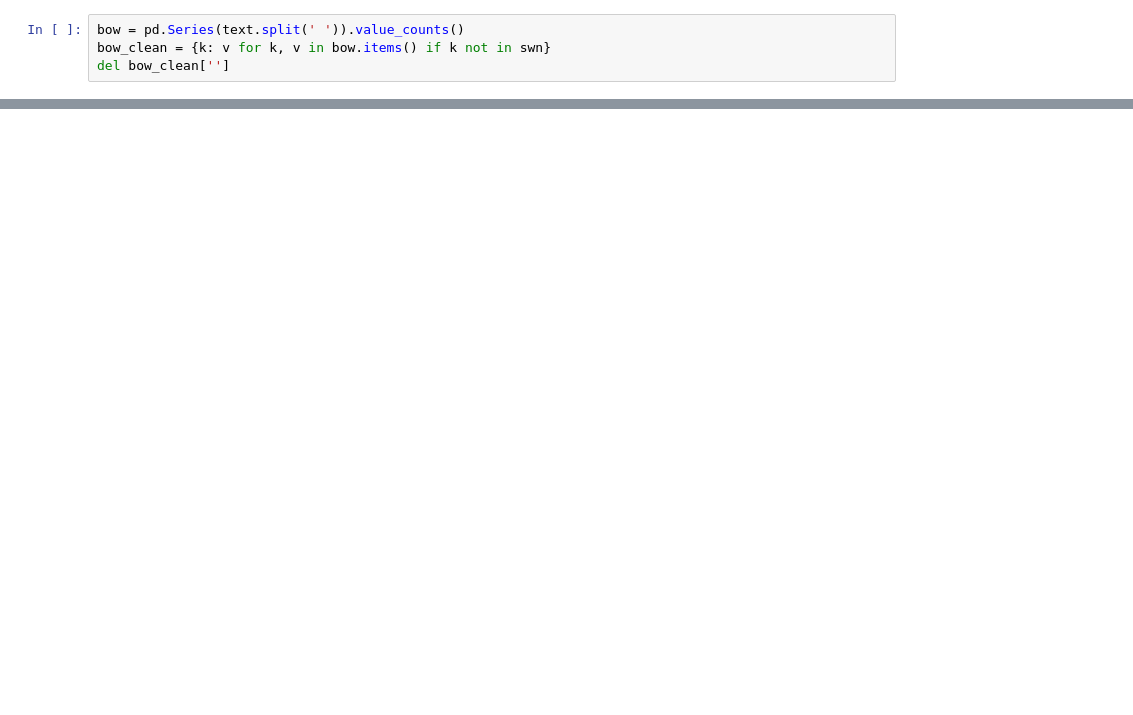
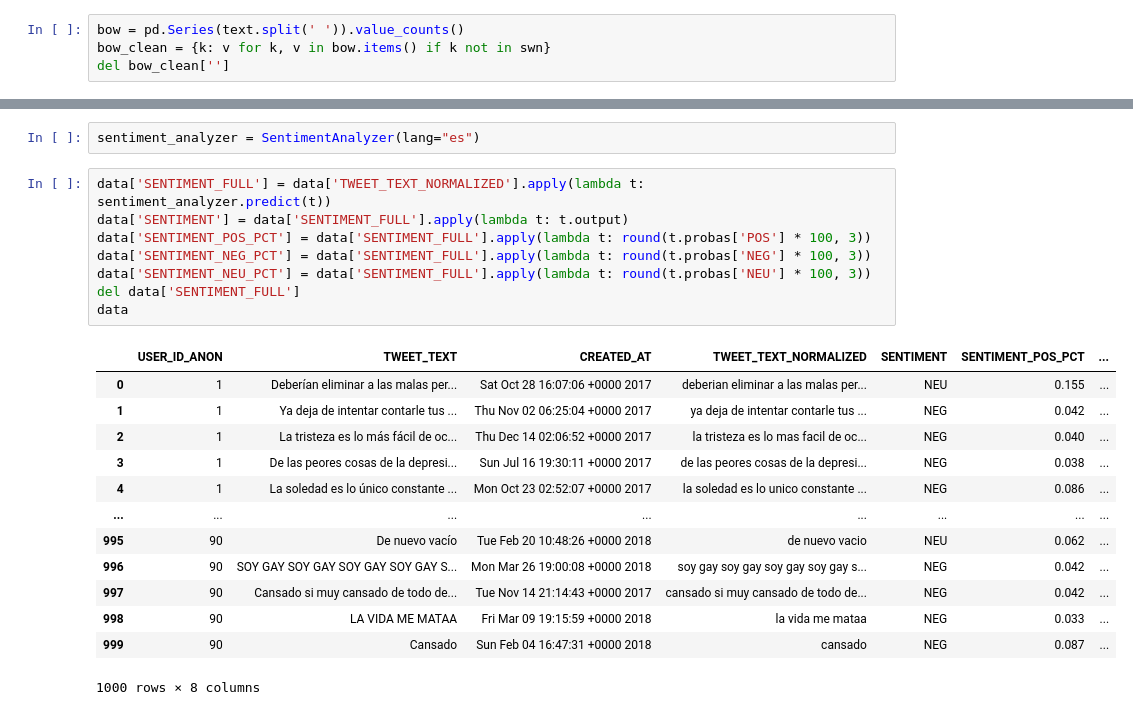
Before and after one commit to JuanS3/twitter-depression-analysis, a Jupyter notebook: dataset-exploration.ipynb, the cells around one changed output, grey strips where cells are left out. Cells and saved outputs as stored; diff of their text form; blank space fills up the shorter version.

```diff
--- a/dataset-exploration.ipynb
+++ b/dataset-exploration.ipynb
@@ -242,0 +241,24 @@ plt.close()
+# %%
+sentiment_analyzer = SentimentAnalyzer(lang="es")
+# %%
+data['SENTIMENT_FULL'] = data['TWEET_TEXT_NORMALIZED'].apply(lambda t: sentiment_analyzer.predict(t))
+data['SENTIMENT'] = data['SENTIMENT_FULL'].apply(lambda t: t.output)
+data['SENTIMENT_POS_PCT'] = data['SENTIMENT_FULL'].apply(lambda t: round(t.probas['POS'] * 100, 3))
+data['SENTIMENT_NEG_PCT'] = data['SENTIMENT_FULL'].apply(lambda t: round(t.probas['NEG'] * 100, 3))
+data['SENTIMENT_NEU_PCT'] = data['SENTIMENT_FULL'].apply(lambda t: round(t.probas['NEU'] * 100, 3))
+del data['SENTIMENT_FULL']
+data
+# %% [output]
+|  | USER_ID_ANON | TWEET_TEXT | CREATED_AT | TWEET_TEXT_NORMALIZED | SENTIMENT | SENTIMENT_POS_PCT | ... |
+| 0 | 1 | Deberían eliminar a las malas per... | Sat Oct 28 16:07:06 +0000 2017 | deberian eliminar a las malas per... | NEU | 0.155 | ... |
+| 1 | 1 | Ya deja de intentar contarle tus ... | Thu Nov 02 06:25:04 +0000 2017 | ya deja de intentar contarle tus ... | NEG | 0.042 | ... |
+| 2 | 1 | La tristeza es lo más fácil de oc... | Thu Dec 14 02:06:52 +0000 2017 | la tristeza es lo mas facil de oc... | NEG | 0.040 | ... |
+| 3 | 1 | De las peores cosas de la depresi... | Sun Jul 16 19:30:11 +0000 2017 | de las peores cosas de la depresi... | NEG | 0.038 | ... |
+| 4 | 1 | La soledad es lo único constante ... | Mon Oct 23 02:52:07 +0000 2017 | la soledad es lo unico constante ... | NEG | 0.086 | ... |
+| ... | ... | ... | ... | ... | ... | ... | ... |
+| 995 | 90 | De nuevo vacío | Tue Feb 20 10:48:26 +0000 2018 | de nuevo vacio | NEU | 0.062 | ... |
+| 996 | 90 | SOY GAY SOY GAY SOY GAY SOY GAY S... | Mon Mar 26 19:00:08 +0000 2018 | soy gay soy gay soy gay soy gay s... | NEG | 0.042 | ... |
+| 997 | 90 | Cansado si muy cansado de todo de... | Tue Nov 14 21:14:43 +0000 2017 | cansado si muy cansado de todo de... | NEG | 0.042 | ... |
+| 998 | 90 | LA VIDA ME MATAA | Fri Mar 09 19:15:59 +0000 2018 | la vida me mataa | NEG | 0.033 | ... |
+| 999 | 90 | Cansado | Sun Feb 04 16:47:31 +0000 2018 | cansado | NEG | 0.087 | ... |
+1000 rows × 8 columns
```
Also changed, not shown: parts of 8 cells of this notebook.
